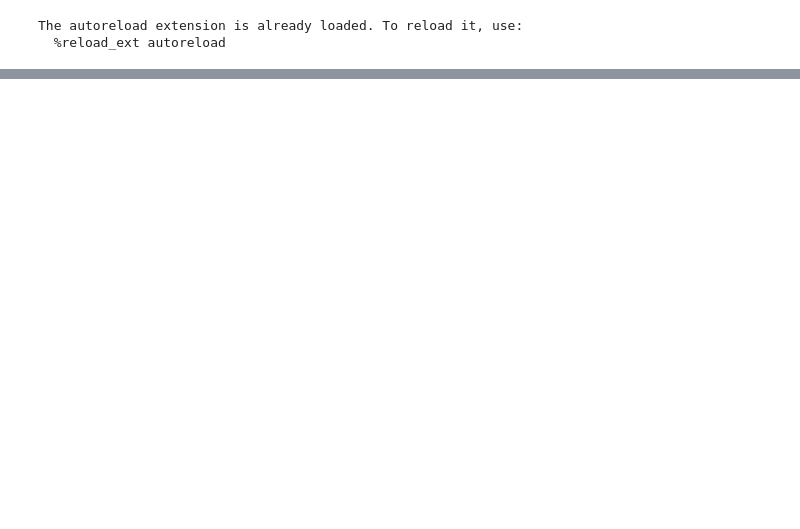
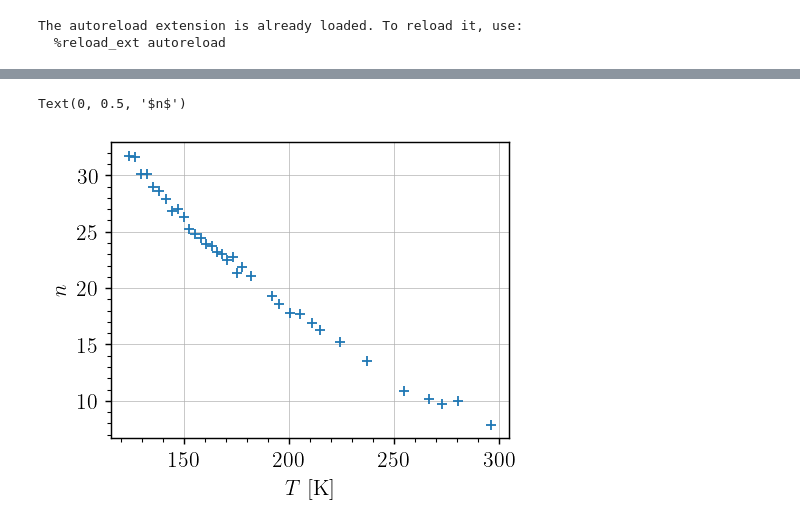
Before and after one commit to TomVdt/TPIII, a Jupyter notebook: 06-photoemission-interne/analyse/exp1.ipynb, the cells around one changed output, grey strips where cells are left out. Saved outputs shown, nothing was run; the diff lists cells and outputs as text; code cells hidden in the pictures; blank space fills up the shorter version.

```diff
--- a/06-photoemission-interne/analyse/exp1.ipynb
+++ b/06-photoemission-interne/analyse/exp1.ipynb
@@ -41,0 +66,9 @@ for data in dataset:
+# %%
+# Plot ideality
+n = all_params[:, 1]
+plt.scatter(temperatures, n)
+plt.xlabel(r"$T$ [K]")
+plt.ylabel(r"$n$")
+# %% [output]
+Text(0, 0.5, '$n$')
+[figure, added]
```
Also changed, not shown: parts of 9 cells of this notebook, 3 other files.
